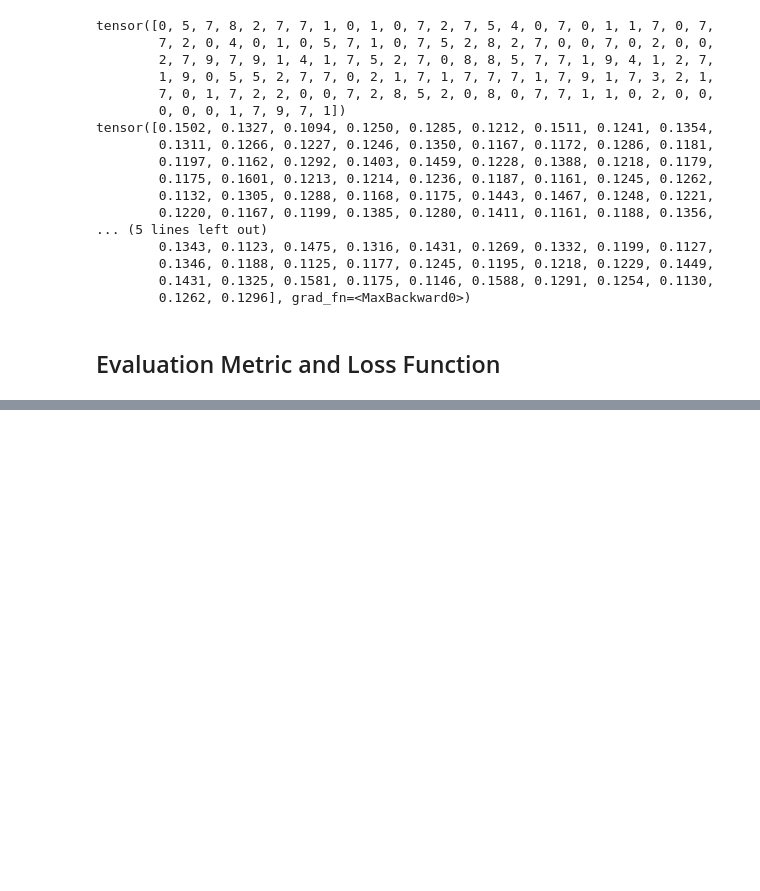
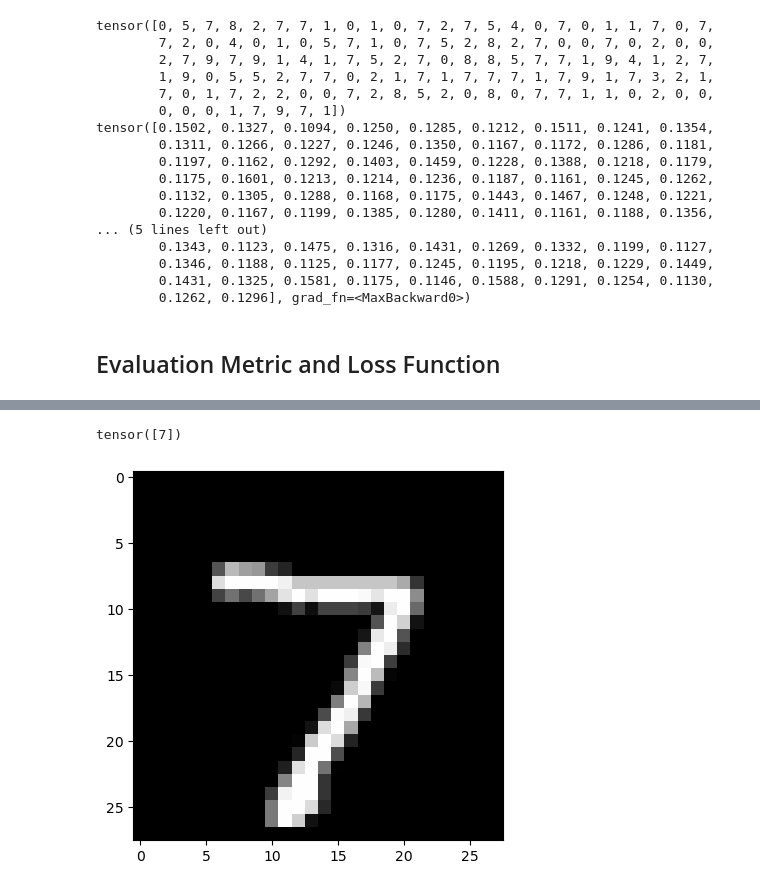
Before and after one commit to KashishChanana/PyTorch, a Jupyter notebook: logistic_regression.ipynb, the cells around one changed output, grey strips where cells are left out. Saved outputs shown, nothing was run; the diff lists cells and outputs as text; code cells hidden in the pictures; blank space fills up the shorter version.

Commit message:
Add Evaluation and Saving Model

```diff
--- a/logistic_regression.ipynb
+++ b/logistic_regression.ipynb
@@ -283,0 +279,4 @@ As you might expect, PyTorch provides an efficient and tensor-friendly implement
+# %%
+# Loss for current batch of data
+loss = loss_fn(output, labels)
+print(loss)
@@ -283,0 +334,22 @@ As you might expect, PyTorch provides an efficient and tensor-friendly implement
+# %%
+def fit(num_epoch:int, model: MNISTModel, train_loader, val_loader, opt_func=torch.optim.SGD):
+
+    optimizer = opt_func(model.parameters(), lr=0.1)
+    for epoch in range(num_epoch):
+        loss_val = []
+        acc_val = []
+
+        for batch in train_loader:
+            loss = model.training_step(batch)
+            loss.backward()
+            optimizer.step()
+            optimizer.zero_grad()
+
+        for xb_val, yb_val in val_loader:
+            preds_val = model.forward(xb_val)
+            loss_val.append(loss_fn(preds_val, yb_val))
+            acc_val.append(accuracy(preds_val, yb_val))
+
+        print(f"Iteration {epoch + 1} Epoch Val Loss ====> {torch.stack(loss_val).mean()}; Val Accuracy ===> {torch.stack(acc_val).mean()}")
+# %%
+fit(10, digit_model, train_loader, val_loader)
@@ -283,0 +367,12 @@ As you might expect, PyTorch provides an efficient and tensor-friendly implement
+# %%
+def predict_random_image(image, model):
+    plt.imshow(image[0], cmap='gray')
+    x = image.unsqueeze(0) # to set batch size * channel * height * width => 1*1*28*28
+    y = model(x)
+    _, preds = torch.max(y, dim=1)
+    return preds
+# %%
+predict_random_image(test_data[0][0], digit_model)
+# %% [output]
+tensor([7])
+[figure, added]
```
Also changed, not shown: parts of 20 cells of this notebook.
